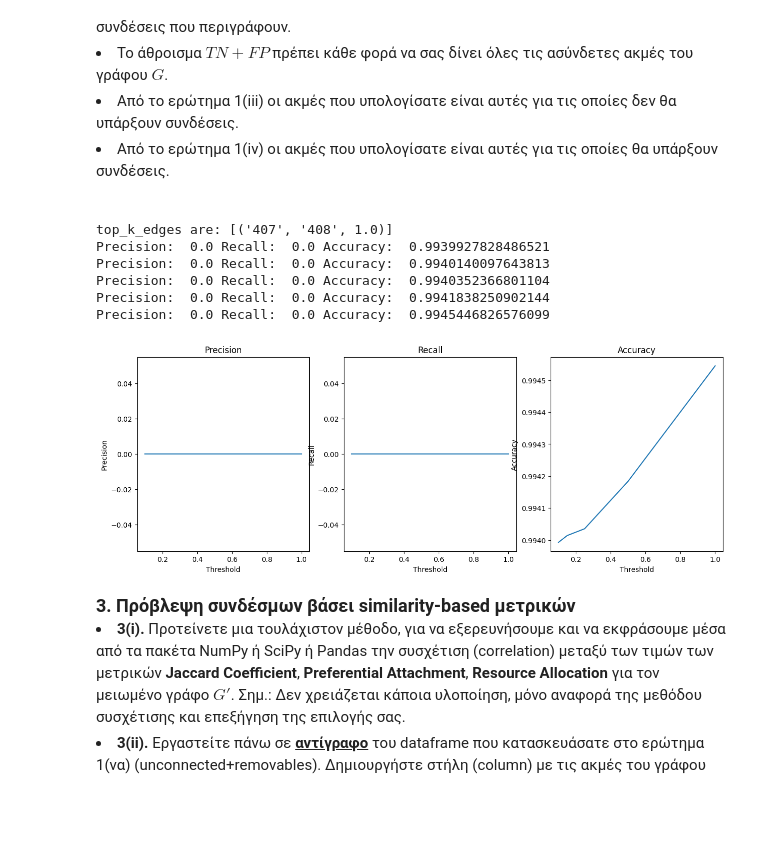
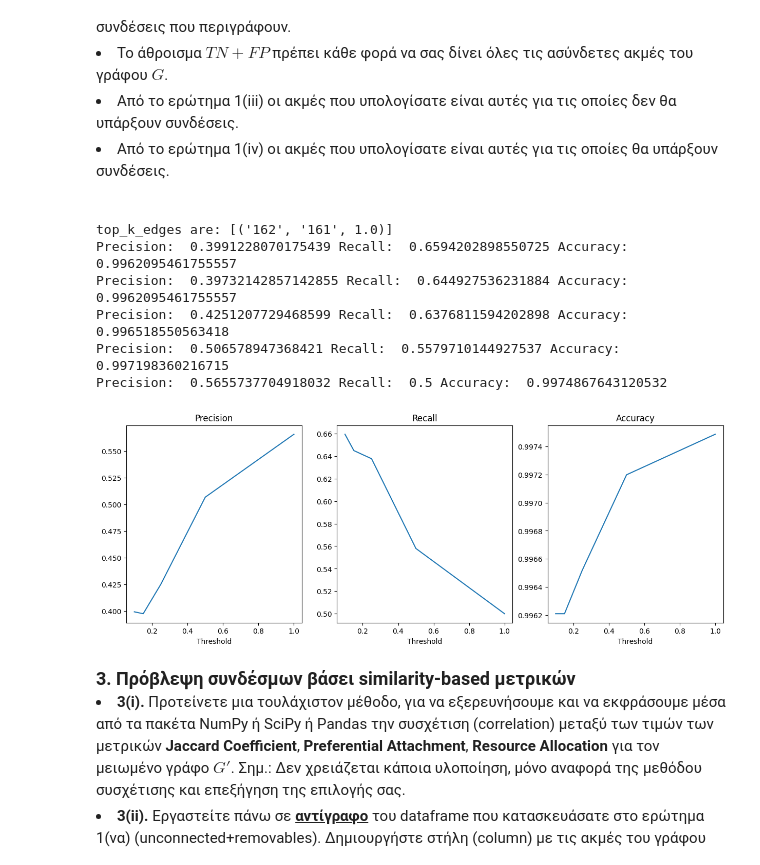
Before and after one commit to NikosVlachakis/Social_Network_Analysis, a Jupyter notebook: Lab3/lab3_student_version.ipynb, the cells around one changed output. Drawn from its saved outputs; the diff is of its cells as text; code cells hidden in the pictures; blank space fills up the shorter version.

```diff
--- a/Lab3/lab3_student_version.ipynb
+++ b/Lab3/lab3_student_version.ipynb
@@ -96,16 +95,17 @@ Number of unconnected pairs:  91671
 <li><B>1(iv).</B> Υπολογίστε το σύνολο των ακμών (removable edges) που μπορούν να αφαιρεθούν από τον γράφο χωρίς να υπάρχει κατάτμηση (splitting) του γράφου (δηλ. ο αριθμός των συνεκτικών συνιστωσών θα πρέπει να παραμένει αμετάβλητος). Υπόδειξη: Ελέγχετε επίσης ότι με αφαίρεση ακμής δεν μειώνεται ο αριθμός των κόμβων (εφόσον δεν υπάρχει ξεχωριστό αρχείο μόνο με κόμβους στο dataset). Δώστε επίσης τον αριθμό των ακμών (removable edges) που μπορούν να αφαιρεθούν υπό αυτές τις προϋποθέσεις.</li><BR>
 # %%
 removable_edges = list()
+copy_of_G = G.copy()
 for edge in G.edges():
-    # remove the edge
-    G.remove_edge(*edge)
-    # check if the number_connected_components remains the same and the number of nodes is the same
-    if (nx.number_connected_components(G) == initial_number_of_connected_components and len(G.nodes()) == initial_node_count):
+    # remove the edge from the copy of the graph
+    copy_of_G.remove_edge(*edge)
+    # check if the number_connected_components remains the same and the number of nodes is the same. Also we removed the self-loops
+    if (nx.number_connected_components(copy_of_G) == initial_number_of_connected_components and len(copy_of_G.nodes()) == initial_node_count) and edge[0] != edge[1]:
         # add the edge to the set of removable edges
         removable_edges.append(edge)
-
-    # add the edge back to the graph
-    G.add_edge(*edge)
+    else:
+        # add the edge back to the graph
+        copy_of_G.add_edge(*edge)
 
 print("Number of removable edges in the graph: ", len(removable_edges))
 # %% [output]
@@ -201,14 +216,14 @@ def metrics_JC(threshold):
         # if the edge is in the removable edges and the Jaccard coefficient is greater than the threshold, then it is a true positive
         if (edge[0], edge[1]) in set_removable_edges and edge[2] >= threshold:
             TP += 1
-        # if the edge is not in the removable edges and the Jaccard coefficient is greater than the threshold, then it is a false positive
-        elif (edge[0], edge[1]) not in set_unconnected_pairs and edge[2] >= threshold:
+        # if the edge is in the set_unconnected_pairs and the Jaccard coefficient is greater than the threshold, then it is a false positive
+        elif (edge[0], edge[1]) in set_unconnected_pairs and edge[2] >= threshold:
             FP += 1
         # if the edge is in the removable edges and the Jaccard coefficient is less than the threshold, then it is a false negative
         elif (edge[0], edge[1]) in set_removable_edges and edge[2] <= threshold:
             FN += 1
-        # if the edge is not in the removable edges and the Jaccard coefficient is less than the threshold, then it is a true negative
-        elif (edge[0], edge[1]) not in set_unconnected_pairs and edge[2] <= threshold:
+        # if the edge is in the set_unconnected_pairs and the Jaccard coefficient is less than the threshold, then it is a true negative
+        elif (edge[0], edge[1]) in set_unconnected_pairs and edge[2] <= threshold:
             TN += 1
 
 
@@ -227,41 +242,41 @@ def metrics_JC(threshold):
         accuracy = 0
     # return the precision, recall and accuracy
     return precision, recall, accuracy
 
 
 # print the precision, recall and accuracy for each threshold
 for threshold in threshold_values:
     precision, recall, accuracy = metrics_JC(threshold)
     print("Precision: ", precision, "Recall: ", recall, "Accuracy: ", accuracy)
 
 
 # precision graph
 precision_values = []
 recall_values = []
 accuracy_values = []
 for threshold in threshold_values:
     precision, recall, accuracy = metrics_JC(threshold)
     precision_values.append(precision)
     recall_values.append(recall)
     accuracy_values.append(accuracy)
 
 # create a diagram with 3 subplots one for each metric
 fig, (ax1, ax2, ax3) = plt.subplots(1, 3, figsize=(15, 5))
 for ax, values, title in zip([ax1, ax2, ax3], [precision_values, recall_values, accuracy_values], ['Precision', 'Recall', 'Accuracy']):
     ax.plot(threshold_values, values)
     ax.set_title(title)
     ax.set_xlabel('Threshold')
-    ax.set_ylabel(title)
+    # ax.set_ylabel(title)
 
 plt.show()
 # %% [output]
-top_k_edges are: [('407', '408', 1.0)]
-Precision:  0.0 Recall:  0.0 Accuracy:  0.9939927828486521
-Precision:  0.0 Recall:  0.0 Accuracy:  0.9940140097643813
-Precision:  0.0 Recall:  0.0 Accuracy:  0.9940352366801104
-Precision:  0.0 Recall:  0.0 Accuracy:  0.9941838250902144
-Precision:  0.0 Recall:  0.0 Accuracy:  0.9945446826576099
+top_k_edges are: [('162', '161', 1.0)]
+Precision:  0.3991228070175439 Recall:  0.6594202898550725 Accuracy:  0.9962095461755557
+Precision:  0.39732142857142855 Recall:  0.644927536231884 Accuracy:  0.9962095461755557
+Precision:  0.4251207729468599 Recall:  0.6376811594202898 Accuracy:  0.996518550563418
+Precision:  0.506578947368421 Recall:  0.5579710144927537 Accuracy:  0.997198360216715
+Precision:  0.5655737704918032 Recall:  0.5 Accuracy:  0.9974867643120532
-[figure, old version]
+[figure, new version]
 # %% [markdown]
 <html><font size=4><B>3. Πρόβλεψη συνδέσμων βάσει similarity-based μετρικών</B></font>
         <li><B>3(i).</B> Προτείνετε μια τουλάχιστον μέθοδο, για να εξερευνήσουμε και να εκφράσουμε μέσα από τα πακέτα NumPy ή SciPy ή Pandas την συσχέτιση (correlation) μεταξύ των τιμών των μετρικών <B>Jaccard Coefficient</B>, <B>Preferential Attachment</B>, <B>Resource Allocation</B> για τον μειωμένο γράφο $G'$. Σημ.: Δεν χρειάζεται κάποια υλοποίηση, μόνο αναφορά της μεθόδου συσχέτισης και επεξήγηση της επιλογής σας.
```
Also changed, not shown: parts of 5 cells of this notebook.
